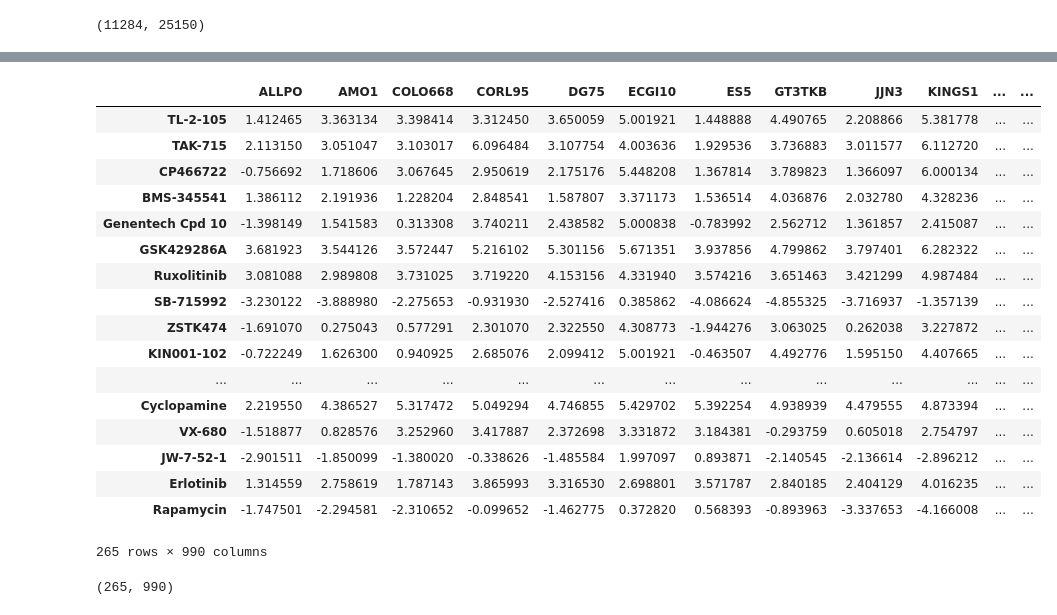
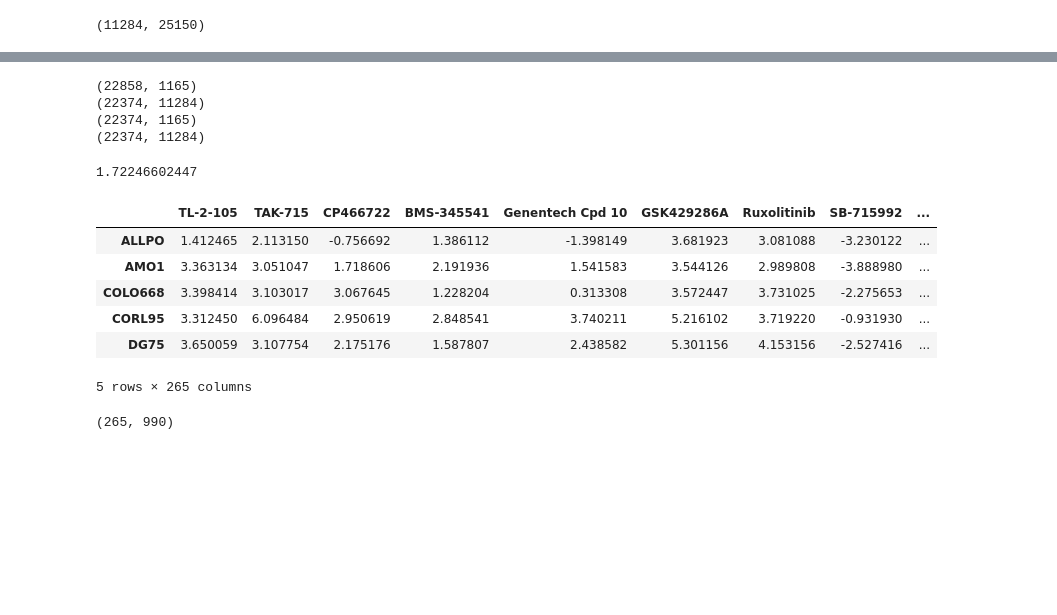
Before and after one commit to auriml/gen_drug, a Jupyter notebook: gen_drug_preprocessing.ipynb, the cells around one changed output, grey strips where cells are left out. Saved outputs shown, nothing was run; the diff lists cells and outputs as text; code cells hidden in the pictures; blank space fills up the shorter version.

```diff
--- a/gen_drug_preprocessing.ipynb
+++ b/gen_drug_preprocessing.ipynb
@@ -212,0 +223,20 @@ CCLE_matrix
+# %%
+#the same genes need to be on both CCLE_exp and TCGA_exp
+exp_genes = list(set(TCGA_exp_matrix.index) & set(CCLE_matrix.index))
+CCLE_matrix_filtered = CCLE_matrix.loc[exp_genes, :]
+CCLE_matrix_f = CCLE_matrix_filtered[~CCLE_matrix_filtered.index.duplicated(keep='first')]
+TCGA_exp_matrix_filtered = TCGA_exp_matrix.loc[exp_genes, :]
+TCGA_exp_matrix_f = TCGA_exp_matrix_filtered[~TCGA_exp_matrix_filtered.index.duplicated(keep='first')]
+print(CCLE_matrix_filtered.shape)
+print(TCGA_exp_matrix_filtered.shape)
+print(CCLE_matrix_f.shape)
+print(TCGA_exp_matrix_f.shape)
+# %% [output]
+(22858, 1165)
+(22374, 11284)
+(22374, 1165)
+(22374, 11284)
+# %%
+CCLE_matrix_f.loc['A1BG','22RV1']
+# %% [output]
+1.72246602447
@@ -219,26 +256,15 @@ IC50.drop(columns= 'Unnamed: 0', inplace = True)
 IC50.index = IC50.index.str.replace('-','')
 # %%
 IC50 = IC50.transpose()
-IC50
+IC50.head()
 # %% [output]
-|  | ALLPO | AMO1 | COLO668 | CORL95 | DG75 | ECGI10 | ES5 | GT3TKB | JJN3 | KINGS1 | ... | ... |
-| TL-2-105 | 1.412465 | 3.363134 | 3.398414 | 3.312450 | 3.650059 | 5.001921 | 1.448888 | 4.490765 | 2.208866 | 5.381778 | ... | ... |
-| TAK-715 | 2.113150 | 3.051047 | 3.103017 | 6.096484 | 3.107754 | 4.003636 | 1.929536 | 3.736883 | 3.011577 | 6.112720 | ... | ... |
-| CP466722 | -0.756692 | 1.718606 | 3.067645 | 2.950619 | 2.175176 | 5.448208 | 1.367814 | 3.789823 | 1.366097 | 6.000134 | ... | ... |
-| BMS-345541 | 1.386112 | 2.191936 | 1.228204 | 2.848541 | 1.587807 | 3.371173 | 1.536514 | 4.036876 | 2.032780 | 4.328236 | ... | ... |
-| Genentech Cpd 10 | -1.398149 | 1.541583 | 0.313308 | 3.740211 | 2.438582 | 5.000838 | -0.783992 | 2.562712 | 1.361857 | 2.415087 | ... | ... |
-| GSK429286A | 3.681923 | 3.544126 | 3.572447 | 5.216102 | 5.301156 | 5.671351 | 3.937856 | 4.799862 | 3.797401 | 6.282322 | ... | ... |
-| Ruxolitinib | 3.081088 | 2.989808 | 3.731025 | 3.719220 | 4.153156 | 4.331940 | 3.574216 | 3.651463 | 3.421299 | 4.987484 | ... | ... |
-| SB-715992 | -3.230122 | -3.888980 | -2.275653 | -0.931930 | -2.527416 | 0.385862 | -4.086624 | -4.855325 | -3.716937 | -1.357139 | ... | ... |
-| ZSTK474 | -1.691070 | 0.275043 | 0.577291 | 2.301070 | 2.322550 | 4.308773 | -1.944276 | 3.063025 | 0.262038 | 3.227872 | ... | ... |
-| KIN001-102 | -0.722249 | 1.626300 | 0.940925 | 2.685076 | 2.099412 | 5.001921 | -0.463507 | 4.492776 | 1.595150 | 4.407665 | ... | ... |
-| ... | ... | ... | ... | ... | ... | ... | ... | ... | ... | ... | ... | ... |
-| Cyclopamine | 2.219550 | 4.386527 | 5.317472 | 5.049294 | 4.746855 | 5.429702 | 5.392254 | 4.938939 | 4.479555 | 4.873394 | ... | ... |
-| VX-680 | -1.518877 | 0.828576 | 3.252960 | 3.417887 | 2.372698 | 3.331872 | 3.184381 | -0.293759 | 0.605018 | 2.754797 | ... | ... |
-| JW-7-52-1 | -2.901511 | -1.850099 | -1.380020 | -0.338626 | -1.485584 | 1.997097 | 0.893871 | -2.140545 | -2.136614 | -2.896212 | ... | ... |
-| Erlotinib | 1.314559 | 2.758619 | 1.787143 | 3.865993 | 3.316530 | 2.698801 | 3.571787 | 2.840185 | 2.404129 | 4.016235 | ... | ... |
-| Rapamycin | -1.747501 | -2.294581 | -2.310652 | -0.099652 | -1.462775 | 0.372820 | 0.568393 | -0.893963 | -3.337653 | -4.166008 | ... | ... |
+|  | TL-2-105 | TAK-715 | CP466722 | BMS-345541 | Genentech Cpd 10 | GSK429286A | Ruxolitinib | SB-715992 | ... |
+| ALLPO | 1.412465 | 2.113150 | -0.756692 | 1.386112 | -1.398149 | 3.681923 | 3.081088 | -3.230122 | ... |
+| AMO1 | 3.363134 | 3.051047 | 1.718606 | 2.191936 | 1.541583 | 3.544126 | 2.989808 | -3.888980 | ... |
+| COLO668 | 3.398414 | 3.103017 | 3.067645 | 1.228204 | 0.313308 | 3.572447 | 3.731025 | -2.275653 | ... |
+| CORL95 | 3.312450 | 6.096484 | 2.950619 | 2.848541 | 3.740211 | 5.216102 | 3.719220 | -0.931930 | ... |
+| DG75 | 3.650059 | 3.107754 | 2.175176 | 1.587807 | 2.438582 | 5.301156 | 4.153156 | -2.527416 | ... |
-265 rows × 990 columns
+5 rows × 265 columns
 # %%
 #cell lines without IC50 for specific drugs are inputed with kNN (k = 5) using KNN from VIM package of R (other jupyter to be uploaded)
 # %%
```
Also changed, not shown: parts of 55 cells of this notebook.
